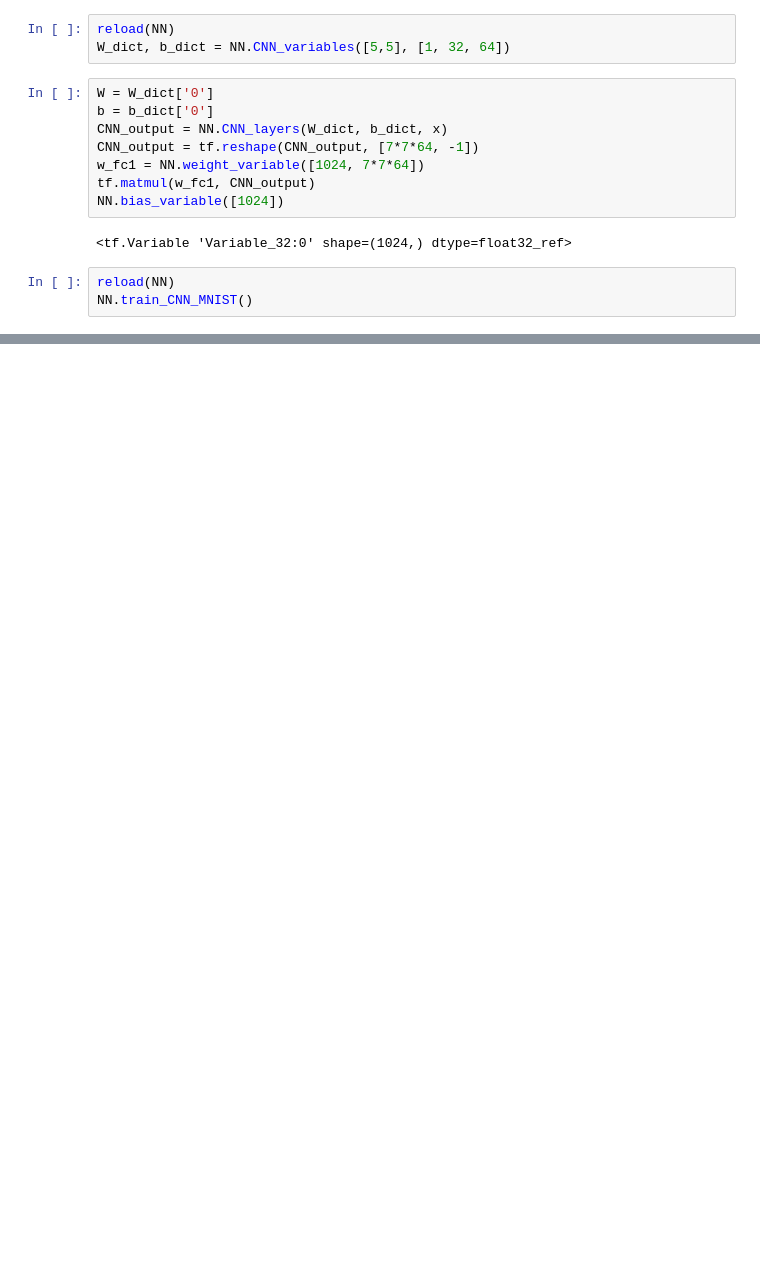
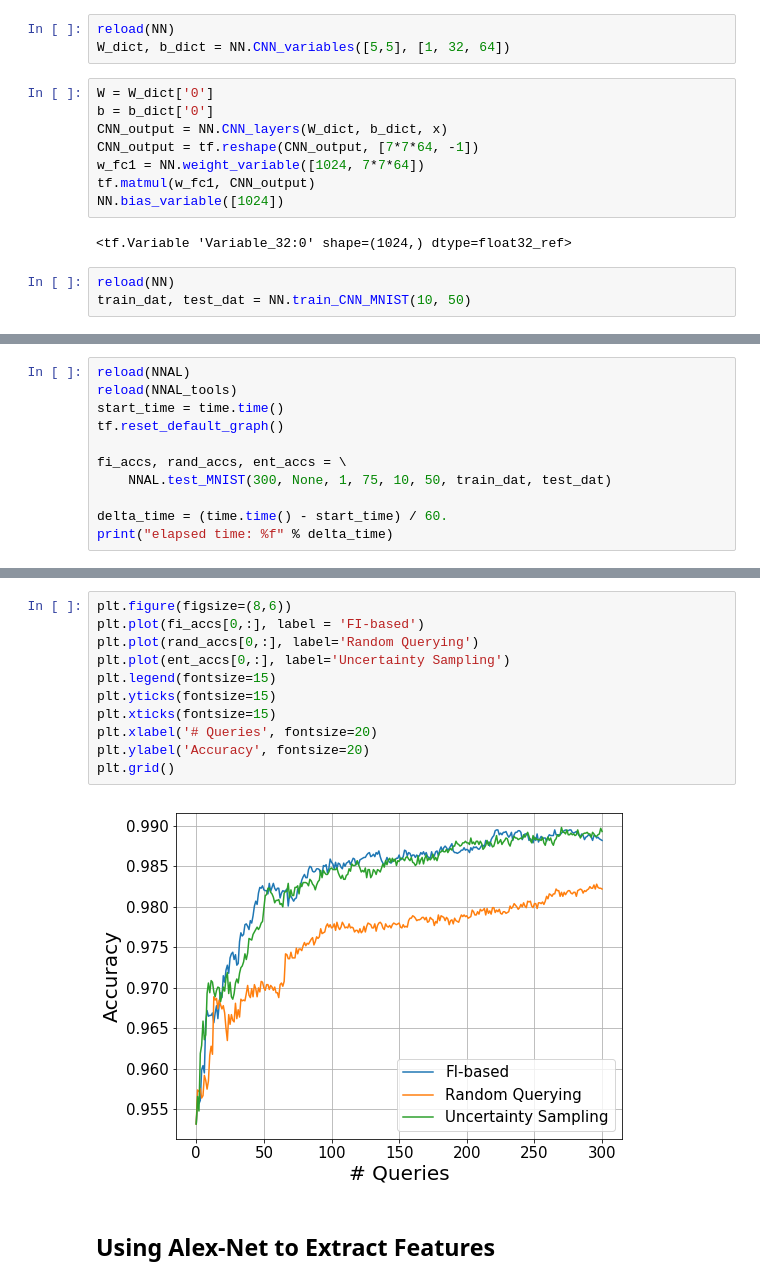
Before and after one commit to jsourati/nn-active-learning, a Jupyter notebook: GeneralNotes.ipynb, the cells around one changed output, grey strips where cells are left out. Drawn from its saved outputs; the diff is of its cells as text; blank space fills up the shorter version.

Commit message:
Trying features extracted from Deep-MNIST and AlexNet

```diff
--- a/GeneralNotes.ipynb
+++ b/GeneralNotes.ipynb
@@ -380,7 +382,7 @@ NN.bias_variable([1024])
 <tf.Variable 'Variable_32:0' shape=(1024,) dtype=float32_ref>
 # %%
 reload(NN)
-NN.train_CNN_MNIST()
+train_dat, test_dat = NN.train_CNN_MNIST(10, 50)
 # %% [output]
 Extracting MNIST_data/train-images-idx3-ubyte.gz
 Extracting MNIST_data/train-labels-idx1-ubyte.gz
@@ -607,0 +408,11 @@ H, H1
+# %%
+reload(NNAL)
+reload(NNAL_tools)
+start_time = time.time()
+tf.reset_default_graph()
+
+fi_accs, rand_accs, ent_accs = \
+    NNAL.test_MNIST(300, None, 1, 75, 10, 50, train_dat, test_dat)
+
+delta_time = (time.time() - start_time) / 60.
+print("elapsed time: %f" % delta_time)
@@ -607,0 +437,15 @@ H, H1
+# %%
+plt.figure(figsize=(8,6))
+plt.plot(fi_accs[0,:], label = 'FI-based')
+plt.plot(rand_accs[0,:], label='Random Querying')
+plt.plot(ent_accs[0,:], label='Uncertainty Sampling')
+plt.legend(fontsize=15)
+plt.yticks(fontsize=15)
+plt.xticks(fontsize=15)
+plt.xlabel('# Queries', fontsize=20)
+plt.ylabel('Accuracy', fontsize=20)
+plt.grid()
+# %% [output]
+[figure, added]
+# %% [markdown]
+## Using Alex-Net to Extract Features
```
Also changed, not shown: parts of 18 cells of this notebook.
